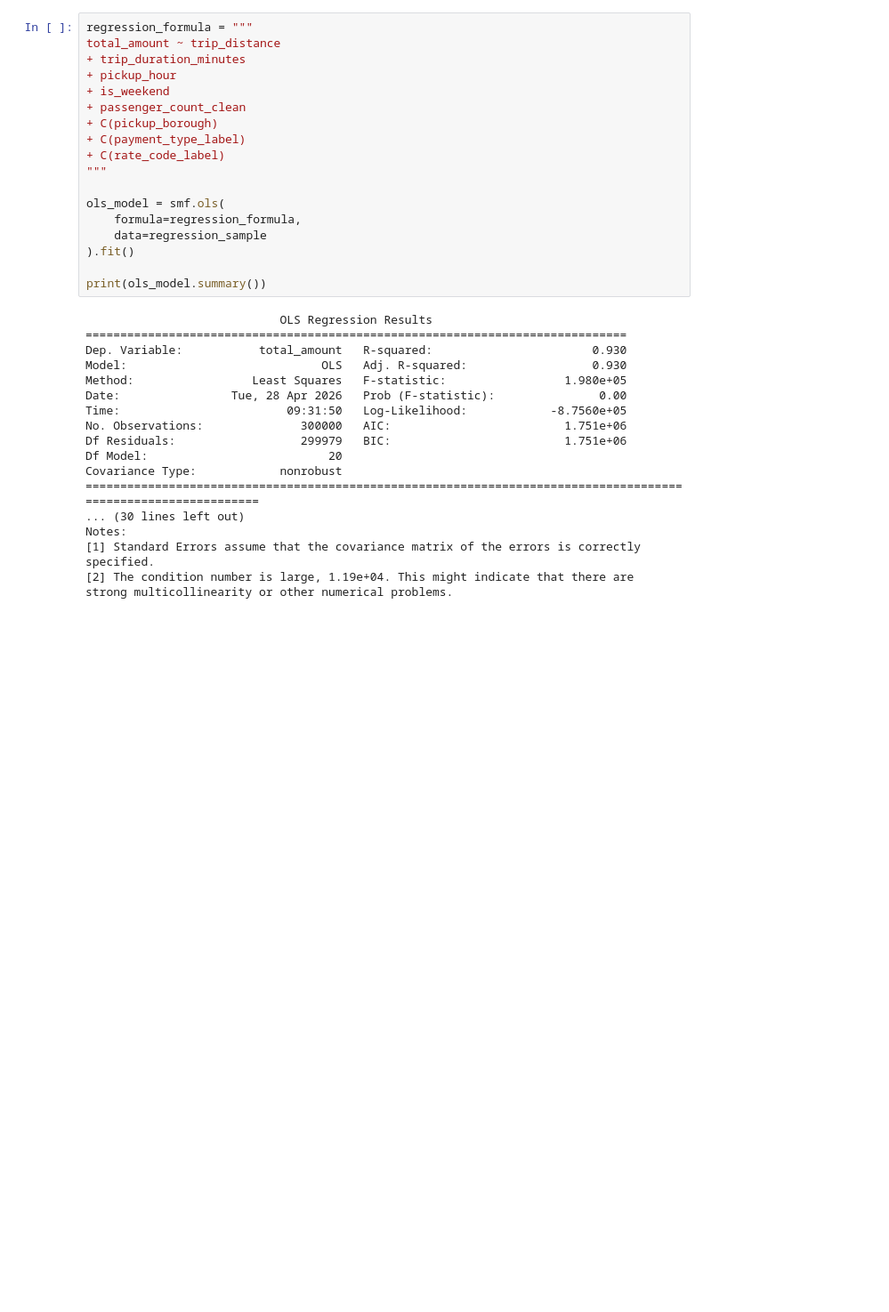
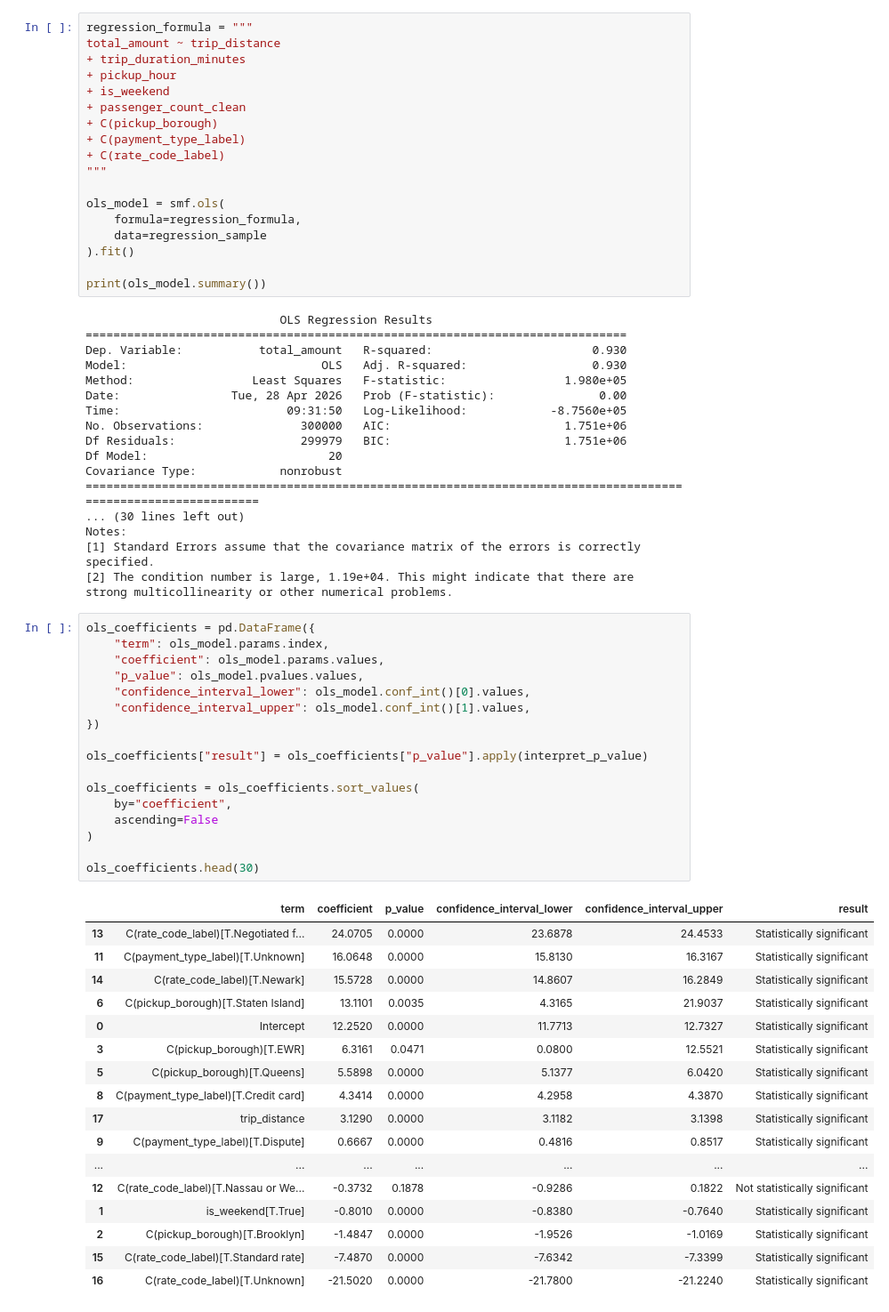
Before and after one commit to angelonels/NYCTaxiTripAnalytics, a Jupyter notebook: notebooks/04_statistical_analysis.ipynb, the cells around one changed output. Shown at 89% size. Cells and saved outputs as stored; diff of their text form; blank space fills up the shorter version.

Commit message:
Fit OLS regression model for revenue drivers

```diff
--- a/notebooks/04_statistical_analysis.ipynb
+++ b/notebooks/04_statistical_analysis.ipynb
@@ -698,3 +698,38 @@ Notes:
 [1] Standard Errors assume that the covariance matrix of the errors is correctly specified.
 [2] The condition number is large, 1.19e+04. This might indicate that there are
 strong multicollinearity or other numerical problems.
+# %%
+ols_coefficients = pd.DataFrame({
+    "term": ols_model.params.index,
+    "coefficient": ols_model.params.values,
+    "p_value": ols_model.pvalues.values,
+    "confidence_interval_lower": ols_model.conf_int()[0].values,
+    "confidence_interval_upper": ols_model.conf_int()[1].values,
+})
+
+ols_coefficients["result"] = ols_coefficients["p_value"].apply(interpret_p_value)
+
+ols_coefficients = ols_coefficients.sort_values(
+    by="coefficient",
+    ascending=False
+)
+
+ols_coefficients.head(30)
+# %% [output]
+|  | term | coefficient | p_value | confidence_interval_lower | confidence_interval_upper | result |
+| 13 | C(rate_code_label)[T.Negotiated f... | 24.0705 | 0.0000 | 23.6878 | 24.4533 | Statistically significant |
+| 11 | C(payment_type_label)[T.Unknown] | 16.0648 | 0.0000 | 15.8130 | 16.3167 | Statistically significant |
+| 14 | C(rate_code_label)[T.Newark] | 15.5728 | 0.0000 | 14.8607 | 16.2849 | Statistically significant |
+| 6 | C(pickup_borough)[T.Staten Island] | 13.1101 | 0.0035 | 4.3165 | 21.9037 | Statistically significant |
+| 0 | Intercept | 12.2520 | 0.0000 | 11.7713 | 12.7327 | Statistically significant |
+| 3 | C(pickup_borough)[T.EWR] | 6.3161 | 0.0471 | 0.0800 | 12.5521 | Statistically significant |
+| 5 | C(pickup_borough)[T.Queens] | 5.5898 | 0.0000 | 5.1377 | 6.0420 | Statistically significant |
+| 8 | C(payment_type_label)[T.Credit card] | 4.3414 | 0.0000 | 4.2958 | 4.3870 | Statistically significant |
+| 17 | trip_distance | 3.1290 | 0.0000 | 3.1182 | 3.1398 | Statistically significant |
+| 9 | C(payment_type_label)[T.Dispute] | 0.6667 | 0.0000 | 0.4816 | 0.8517 | Statistically significant |
+| ... | ... | ... | ... | ... | ... | ... |
+| 12 | C(rate_code_label)[T.Nassau or We... | -0.3732 | 0.1878 | -0.9286 | 0.1822 | Not statistically significant |
+| 1 | is_weekend[T.True] | -0.8010 | 0.0000 | -0.8380 | -0.7640 | Statistically significant |
+| 2 | C(pickup_borough)[T.Brooklyn] | -1.4847 | 0.0000 | -1.9526 | -1.0169 | Statistically significant |
+| 15 | C(rate_code_label)[T.Standard rate] | -7.4870 | 0.0000 | -7.6342 | -7.3399 | Statistically significant |
+| 16 | C(rate_code_label)[T.Unknown] | -21.5020 | 0.0000 | -21.7800 | -21.2240 | Statistically significant |
```
